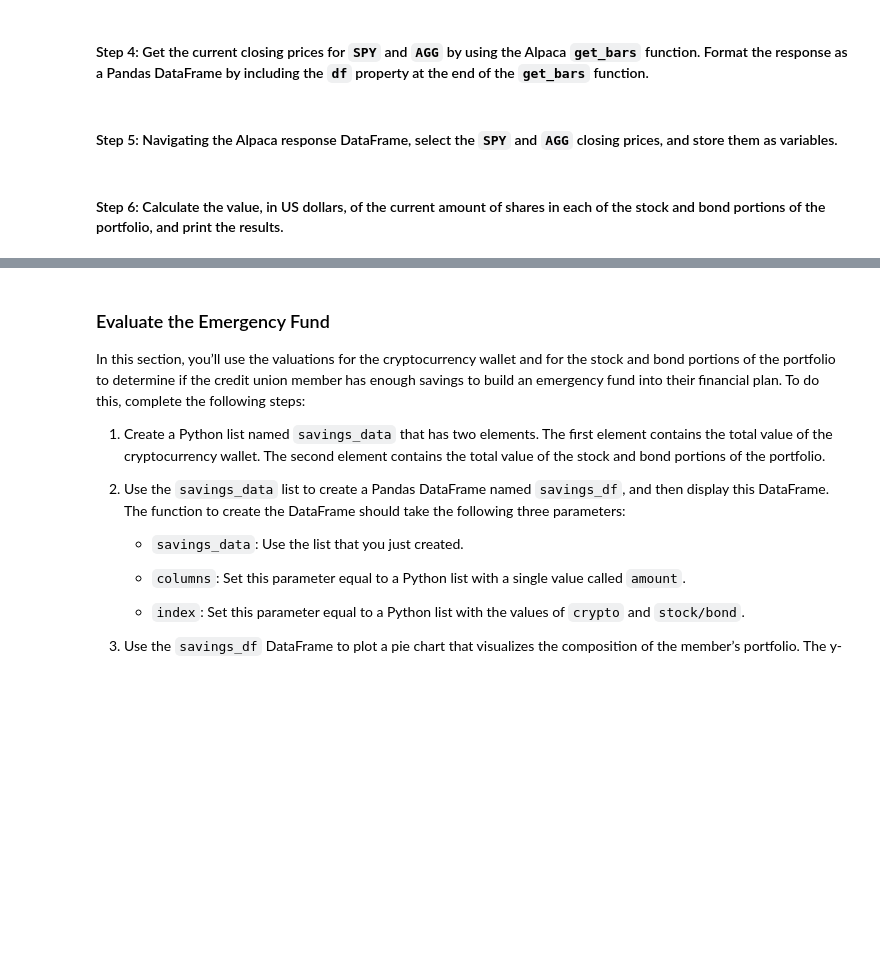
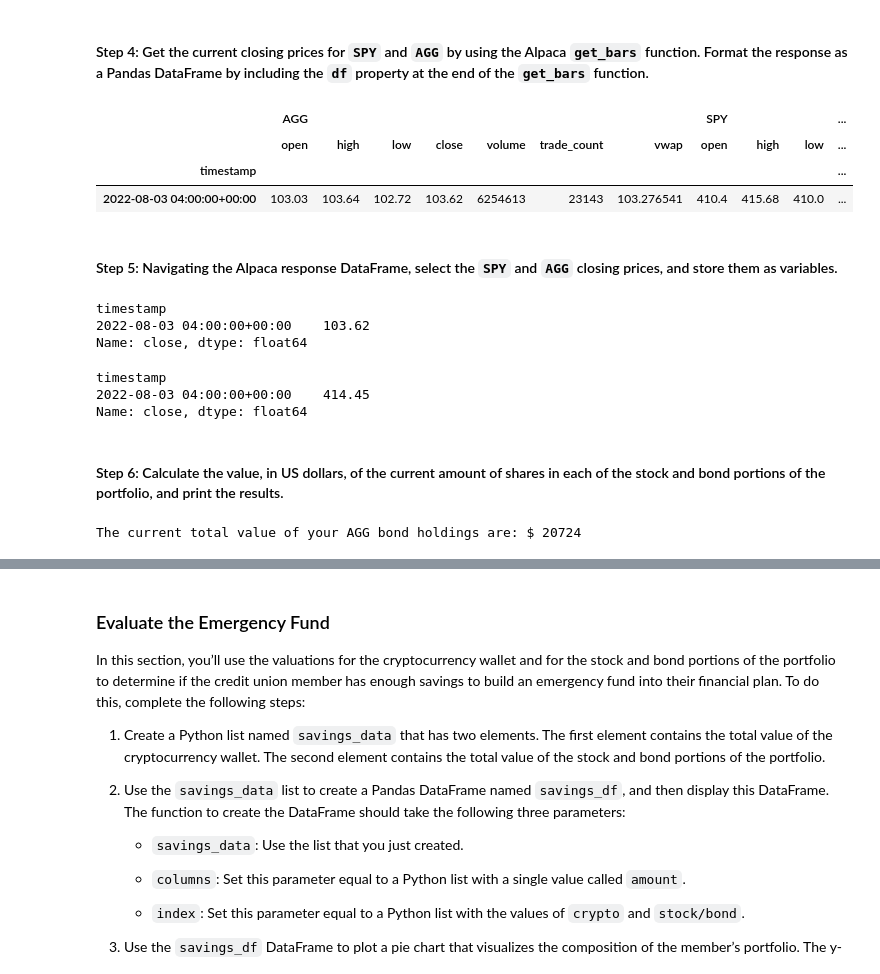
Before and after one commit to creamybokeh/Financial-Planning-Tools, a Jupyter notebook: financial_planning_tools.ipynb, the cells around one changed output, grey strips where cells are left out. Saved outputs shown, nothing was run; the diff lists cells and outputs as text; code cells hidden in the pictures; blank space fills up the shorter version.

```diff
--- a/financial_planning_tools.ipynb
+++ b/financial_planning_tools.ipynb
@@ -187,11 +187,14 @@ agg_shares = 200
 #### Step 2: Set the variables for the Alpaca API and secret keys. Using the Alpaca SDK, create the Alpaca `tradeapi.REST` object. In this object, include the parameters for the Alpaca API key, the secret key, and the version number.
 # %%
 # Set the variables for the Alpaca API and secret keys
-# YOUR CODE HERE
-# YOUR CODE HERE
+alpaca_api_key = os.getenv("ALPACA_API_KEY")
+alpaca_secret_key = os.getenv("ALPACA_SECRET_KEY")
 
 # Create the Alpaca tradeapi.REST object
-# YOUR CODE HERE
+alpaca = tradeapi.REST(
+    alpaca_api_key,
+    alpaca_secret_key,
+    api_version="v2")
 # %% [markdown]
 #### Step 3: Set the following parameters for the Alpaca API call:
 
@@ -202,56 +205,87 @@ agg_shares = 200
 - `start_date` and `end_date`: Use the same date for these parameters, and format them with the date of the previous weekday (or `2020-08-07`). This is because you want the one closing price for the most-recent trading day.
 # %%
 # Set the tickers for both the bond and stock portion of the portfolio
-# YOUR CODE HERE
+tickers = ["SPY", "AGG"]
 
 # Set timeframe to 1Day
-# YOUR CODE HERE
+timeframe = "1Day"
 
 # Format current date as ISO format
 # Set both the start and end date at the date of your prior weekday
 # This will give you the closing price of the previous trading day
 # Alternatively you can use a start and end date of 2020-08-07
-# YOUR CODE HERE
-# YOUR CODE HERE
+start_date = pd.Timestamp("2022-08-03", tz="America/New_York").isoformat()
+end_date = pd.Timestamp("2022-08-03", tz="America/New_York").isoformat()
 # %% [markdown]
 #### Step 4: Get the current closing prices for `SPY` and `AGG` by using the Alpaca `get_bars` function. Format the response as a Pandas DataFrame by including the `df` property at the end of the `get_bars` function.
 # %%
 # Use the Alpaca get_bars function to get current closing prices the portfolio
 # Be sure to set the `df` property after the function to format the response object as a DataFrame
-# YOUR CODE HERE
+df_stocks = alpaca.get_bars(
+    tickers,
+    timeframe,
+    start = start_date,
+    end = end_date
+).df
 
 # Reorganize the DataFrame
 # Separate ticker data
-# YOUR CODE HERE
+AGG = df_stocks[df_stocks['symbol']=='AGG'].drop('symbol', axis=1)
+SPY = df_stocks[df_stocks['symbol']=='SPY'].drop('symbol', axis=1)
 
 # Concatenate the ticker DataFrames
-# YOUR CODE HERE
+df_stocks = pd.concat([AGG,SPY], axis=1, keys=['AGG','SPY'])
 
 # Review the first 5 rows of the Alpaca DataFrame
-# YOUR CODE HERE
+df_stocks.head()
+# %% [output]
+|  | AGG |  |  |  |  |  |  | SPY |  |  | ... |
+|  | open | high | low | close | volume | trade_count | vwap | open | high | low | ... |
+| timestamp |  |  |  |  |  |  |  |  |  |  | ... |
+| 2022-08-03 04:00:00+00:00 | 103.03 | 103.64 | 102.72 | 103.62 | 6254613 | 23143 | 103.276541 | 410.4 | 415.68 | 410.0 | ... |
 # %% [markdown]
 #### Step 5: Navigating the Alpaca response DataFrame, select the `SPY` and `AGG` closing prices, and store them as variables.
 # %%
 # Access the closing price for AGG from the Alpaca DataFrame
 # Converting the value to a floating point number
-agg_close_price = # YOUR CODE HERE
+agg_close_price = df_stocks['AGG']['close']
+# agg_close_price_df = pd.DataFrame()
+
+# agg_close_price_df['AGG'] = df_stocks['AGG']['close']
+
+# agg_close_price_df.index = agg_close_price_df.index.date
 
 # Print the AGG closing price
-# YOUR CODE HERE
+agg_close_price
+# %% [output]
+timestamp
+2022-08-03 04:00:00+00:00    103.62
+Name: close, dtype: float64
 # %%
 # Access the closing price for SPY from the Alpaca DataFrame
 # Converting the value to a floating point number
-spy_close_price = # YOUR CODE HERE
+spy_close_price = df_stocks['SPY']['close']
+# spy_close_price_df = pd.DataFrame()
+
+# spy_close_price_df['SPY'] = df_stocks['SPY']['close']
+
+# spy_close_price_df.index = spy_close_price_df.index.date
 
 # Print the SPY closing price
-# YOUR CODE HERE
+spy_close_price
+# %% [output]
+timestamp
+2022-08-03 04:00:00+00:00    414.45
+Name: close, dtype: float64
 # %% [markdown]
 #### Step 6: Calculate the value, in US dollars, of the current amount of shares in each of the stock and bond portions of the portfolio, and print the results.
 # %%
 # Calculate the current value of the bond portion of the portfolio
-agg_value = # YOUR CODE HERE
+agg_value = (agg_shares * agg_close_price)
 
 # Print the current value of the bond portfolio
-# YOUR CODE HERE
+print("The current total value of your AGG bond holdings are: $",int(agg_value))
+# %% [output]
+The current total value of your AGG bond holdings are: $ 20724
 # %%
 # Calculate the current value of the stock portion of the portfolio
```
Also changed, not shown: parts of 10 cells of this notebook.
